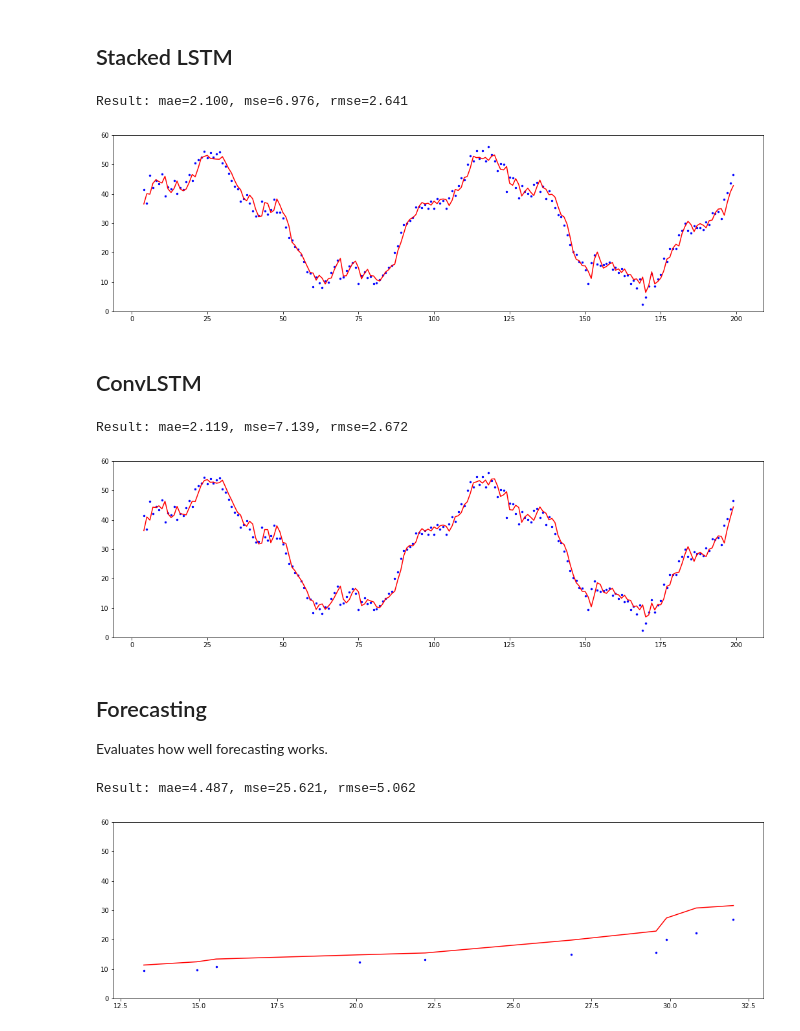
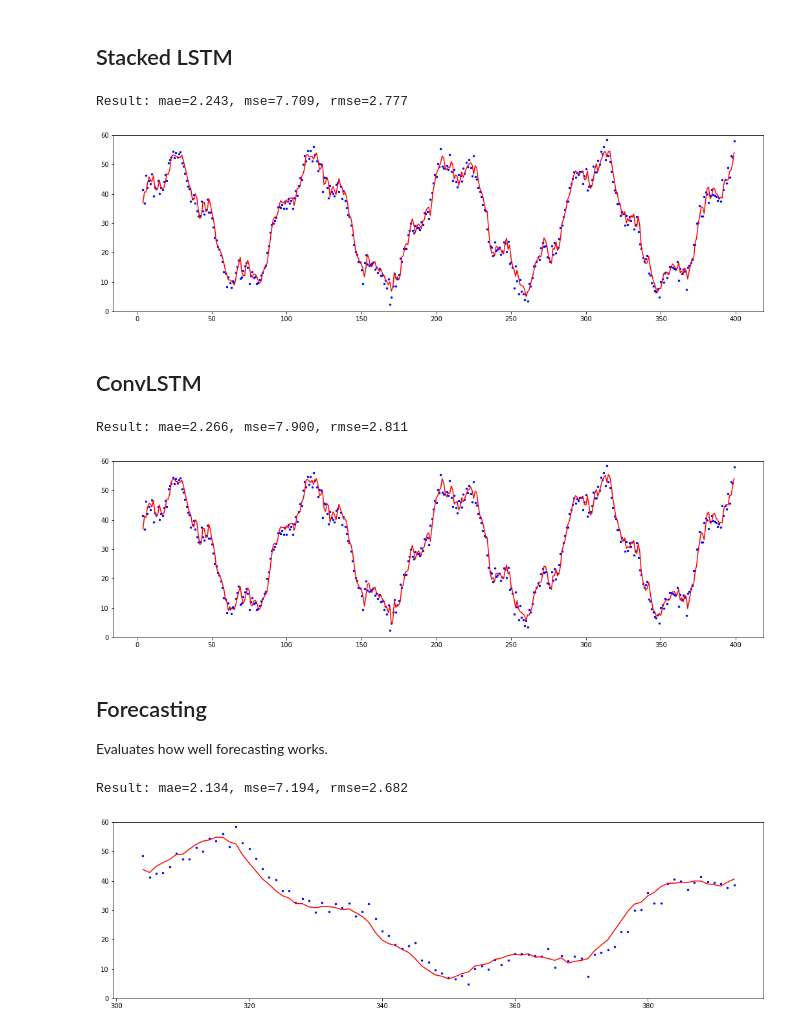
Before and after one commit to jhagelback/ml-sk, a Jupyter notebook: sklearn/LSTM Time Series Forecasting.ipynb, the cells around one changed output. Drawn from its saved outputs; the diff is of its cells as text; code cells hidden in the pictures.

```diff
--- a/sklearn/LSTM Time Series Forecasting.ipynb
+++ b/sklearn/LSTM Time Series Forecasting.ipynb
@@ -18,7 +18,7 @@ import matplotlib.pyplot as plt
 We generate a dataset to be used in the examples
 # %%
 seed(1)
-no = 200
+no = 400
 # Generate univariate observations
 x = []
 y = []
@@ -124,8 +124,8 @@ xhat = predict(model)
 calc_error(xhat)
 plot_result(xhat)
 # %% [output]
-Result: mae=2.100, mse=6.976, rmse=2.641
+Result: mae=2.243, mse=7.709, rmse=2.777
-[figure, old version]
+[figure, new version]
 # %% [markdown]
 ## ConvLSTM
 # %%
@@ -147,8 +147,8 @@ xhat = model.predict(X).flatten()
 calc_error(xhat)
 plot_result(xhat)
 # %% [output]
-Result: mae=2.119, mse=7.139, rmse=2.672
+Result: mae=2.266, mse=7.900, rmse=2.811
-[figure, old version]
+[figure, new version]
 # %% [markdown]
 ## Forecasting
 Evaluates how well forecasting works.
@@ -156,8 +156,11 @@ Evaluates how well forecasting works.
 Xs, y = split_sequence(x, n_steps)
 
 # reshape from [samples, timesteps] into [samples, timesteps, features]
-n_features = 1
+#n_features = 1
 X = Xs.reshape((Xs.shape[0], Xs.shape[1], n_features))
+
+X_train = X[:300]
+y_train = X[:300]
 
 # define model
 model = Sequential()
@@ -165,47 +168,46 @@ model.add(LSTM(50, activation='relu', input_shape=(n_steps, n_features)))
 model.add(Dense(1))
 model.compile(optimizer='adam', loss='mse')
 # fit model
-model.fit(X, y, epochs=200, verbose=0)
+model.fit(X_train, y_train, epochs=200, verbose=0)
 
 # Number of previous values to include
-prev_vals = 50
-start = 80
+start = 300
 # Number of forecasts to evaluate
-no_f = 10
+no_f = 90
 
 # Forecasts
 xhat = []
 # Metrics
 mae = 0
 mse = 0
 
 # Iterate over number of forecasts
 for i in range(0, no_f):
     # Cut out input
-    Xn = X[start+i-1:start+i]
+    Xn = X[start+i:start+i+1]
 
     # Make a one-step forecast
     fval = model.predict(Xn).flatten()[0]
     xhat.append(fval)
     # Actual value
     aval = x[start+i]
 
     # Metrics
     mae += fabs(fval-aval)
     mse += (fval-aval)**2
 
 # Metrics
 mae /= no_f
 mse /= no_f
 
 print("Result: mae={0:.3f}, mse={1:.3f}, rmse={2:.3f}".format(mae, mse, sqrt(mse)))
 
 # Plot
 plt.figure(figsize=(18,5))
 plt.ylim(0,60)
-plt.plot(y[start:start+no_f], xhat, c="red")
-plt.scatter(y[start:start+no_f], x[start:start+no_f], c="blue", s=6)
+plt.plot(yt[start:start+no_f], xhat, c="red")
+plt.scatter(yt[start:start+no_f], x[start:start+no_f], c="blue", s=6)
 plt.show()
 # %% [output]
-Result: mae=4.487, mse=25.621, rmse=5.062
+Result: mae=2.134, mse=7.194, rmse=2.682
-[figure, old version]
+[figure, new version]
```
Also changed, not shown: parts of 2 cells of this notebook, 2 other files.
